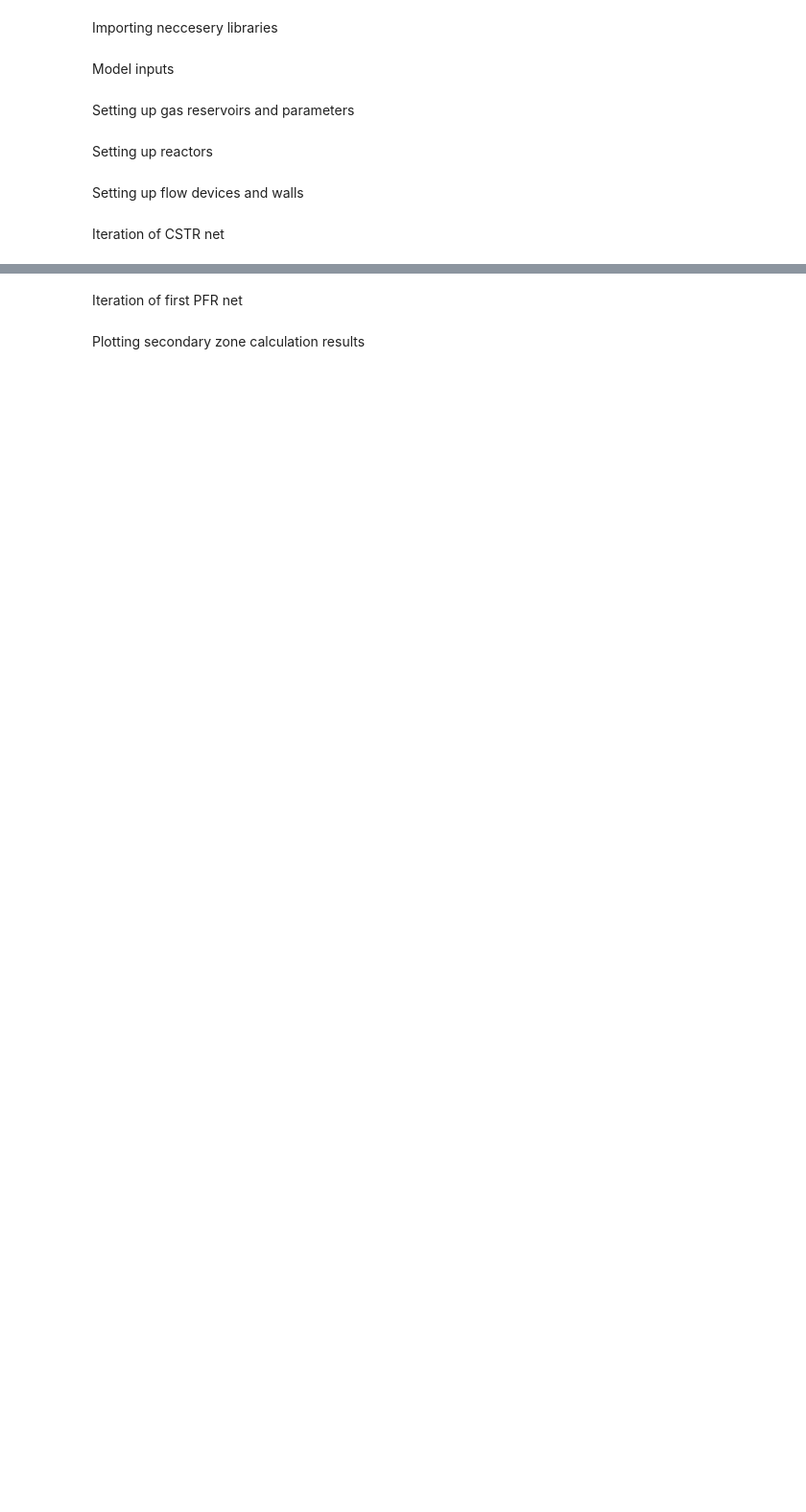
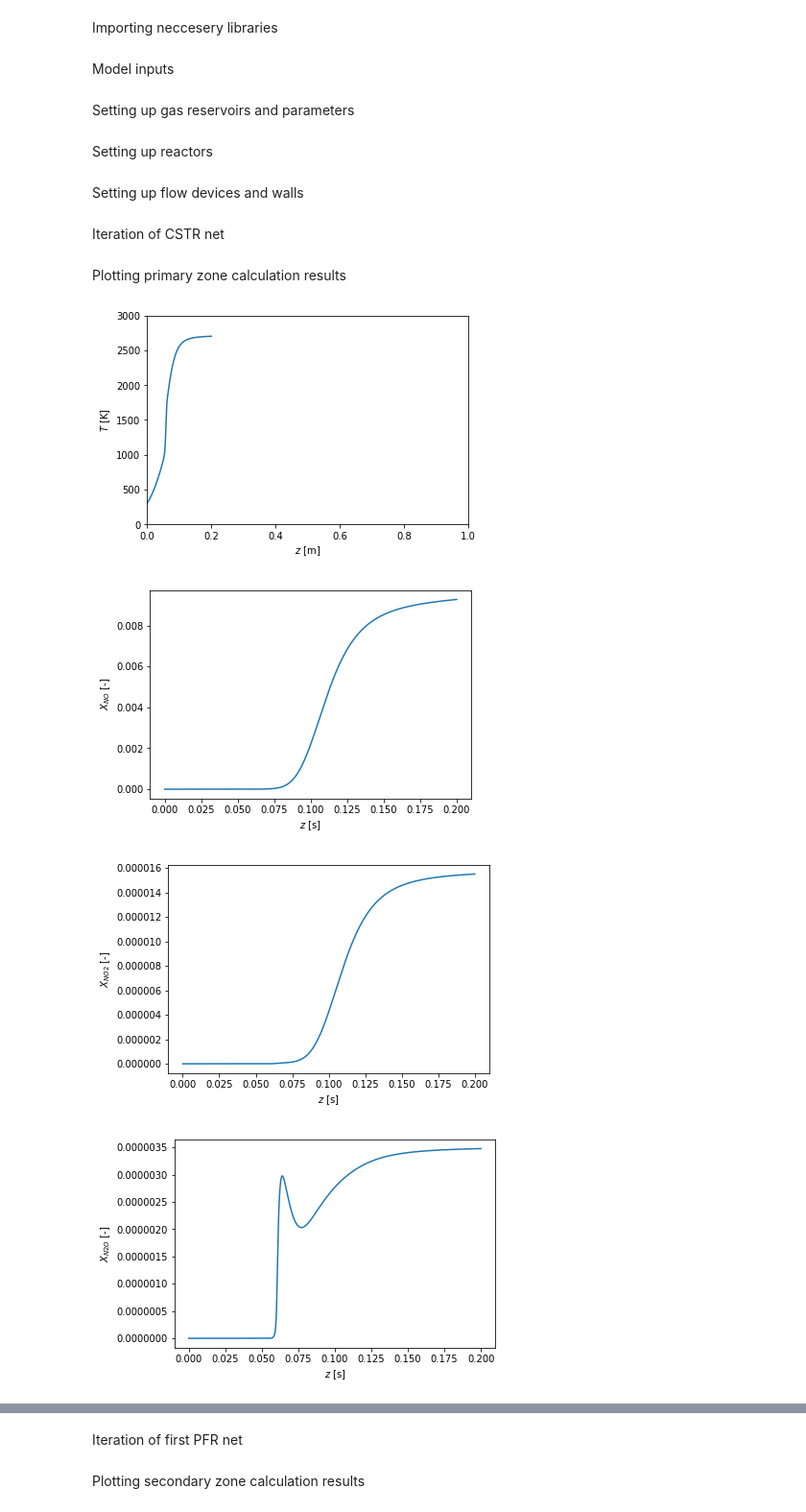
Before and after one commit to Bazyl29/MKWS, a Jupyter notebook: Combustion Chamber.ipynb, the cells around one changed output, grey strips where cells are left out. Shown: that part at 96% size. Drawn from its saved outputs; the diff is of its cells as text; code cells hidden in the pictures; blank space fills up the shorter version.

```diff
--- a/Combustion Chamber.ipynb
+++ b/Combustion Chamber.ipynb
@@ -41,7 +41,7 @@ T0_ch4 = 300.0 #methane temperature [K]
 p0 = 2500000.0 #inlet preassure[Pa]
 eqv = 0.6 #equivalence ratio
 ftar = 1 / 17.2 #fuel to air ratio
-X = 0.2 #mixer/DZ air injection ratio
+X = 0.5 #mixer/DZ air injection ratio
 air_mf1 = X * 100.0 #air mass flow [kg/s]
 air_mf2 = (1 - X) * 100.0 #air mass flow to DZ[kg/s]
 ch4_mf = ftar*eqv*air_mf1
@@ -49,7 +49,7 @@ ch4_mf = ftar*eqv*air_mf1
 #internal parameters
 
 Kv = 50.0 #valve coefficient
-N = 2000 #number of steps
+N = 10000 #number of steps
 
 #geometrical parameters
 
@@ -71,7 +71,7 @@ DZ_vol = DZ_length* Dc**2 * math.pi / 4 / N
 #igniter
 fwhm = 0.2
 amplitude = 0.1
-t0 = 0.2
+t0 = 0.05
 igniter_mdot = lambda t: amplitude * math.exp(-(t-t0)**2 * 4 * math.log(2) / fwhm**2)
 # %% [markdown]
 Setting up gas reservoirs and parameters
@@ -141,9 +141,20 @@ DZ_wall = ct.Wall(DZ, env, A = DZ_length/N*D*math.pi, U = 20000.0)
 # %% [markdown]
 Iteration of CSTR net
 # %%
+mass_flow_rate = air_mf1 + ch4_mf
+states1 = ct.SolutionArray(PZ.thermo)
+dz = (mixer_length + PZ_length) / N
+z1 = (np.arange(N) + 1) * dz
+
 sim = ct.ReactorNet([mixer, PZ])
 
-sim.advance_to_steady_state()
+t = 0.0
+t_PZ = (mixer.mass + PZ.mass)/mass_flow_rate # residence time in this reactor
+dt = t_PZ / N
+for n in range(N):
+    t += dt
+    sim.advance(t)
+    states1.append(PZ.thermo.state)
 
 upstream_gas.TDY = PZ.thermo.TDY
 upstream.syncState()
@@ -151,3 +162,46 @@ upstream.syncState()
 #print(mixer.thermo.report())
 #print(PZ.thermo.report())
 #print(upstream.thermo.report())
+# %% [markdown]
+Plotting primary zone calculation results
+# %%
+plt.figure()
+plt.plot(z1, states1.T)
+plt.xlabel('$z$ [m]')
+plt.ylabel('$T$ [K]')
+plt.axis([0, 0.2, 0, 3000])
+plt.show()
+#plt.savefig('PZ_T_z.png')
+
+plt.figure()
+plt.plot(z1, states1.X[:, downstream_gas.species_index('NO')])
+plt.xlabel('$z$ [s]')
+plt.ylabel('$X_{NO}$ [-]')
+plt.show()
+#plt.savefig('pfr_XNO.png')
+
+plt.figure()
+plt.plot(z1, states1.X[:, downstream_gas.species_index('NO2')])
+plt.xlabel('$z$ [s]')
+plt.ylabel('$X_{NO2}$ [-]')
+plt.show()
+#plt.savefig('pfr_XNO2.png')
+
+plt.figure()
+plt.plot(z1, states1.X[:, downstream_gas.species_index('N2O')])
+plt.xlabel('$z$ [s]')
+plt.ylabel('$X_{N2O}$ [-]')
+plt.show()
+#plt.savefig('pfr_XNO.png')
+
+plt.figure()
+plt.plot(z1, states1.X[:, downstream_gas.species_index('CH4')])
+plt.xlabel('$z$ [s]')
+plt.ylabel('$X_{CH4}$ [-]')
+plt.show()
+#plt.savefig('pfr_XCH4.png')
+# %% [output]
+[figure, added]
+[figure, added]
+[figure, added]
+[figure, added]
```
Also changed, not shown: parts of 8 cells of this notebook.
